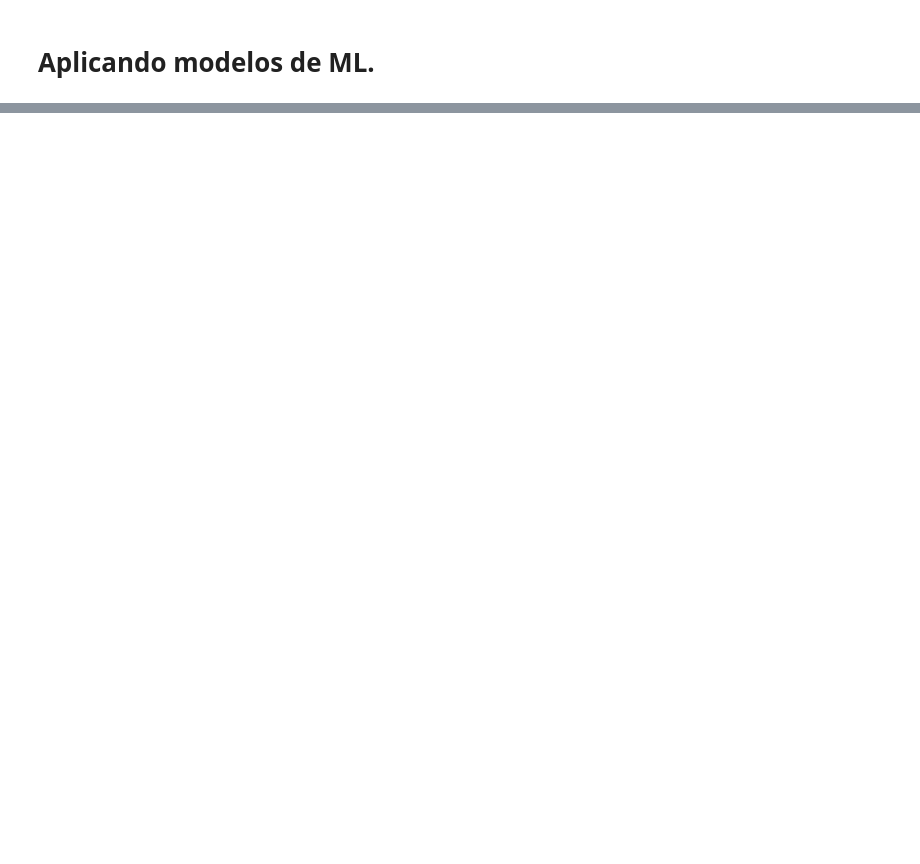
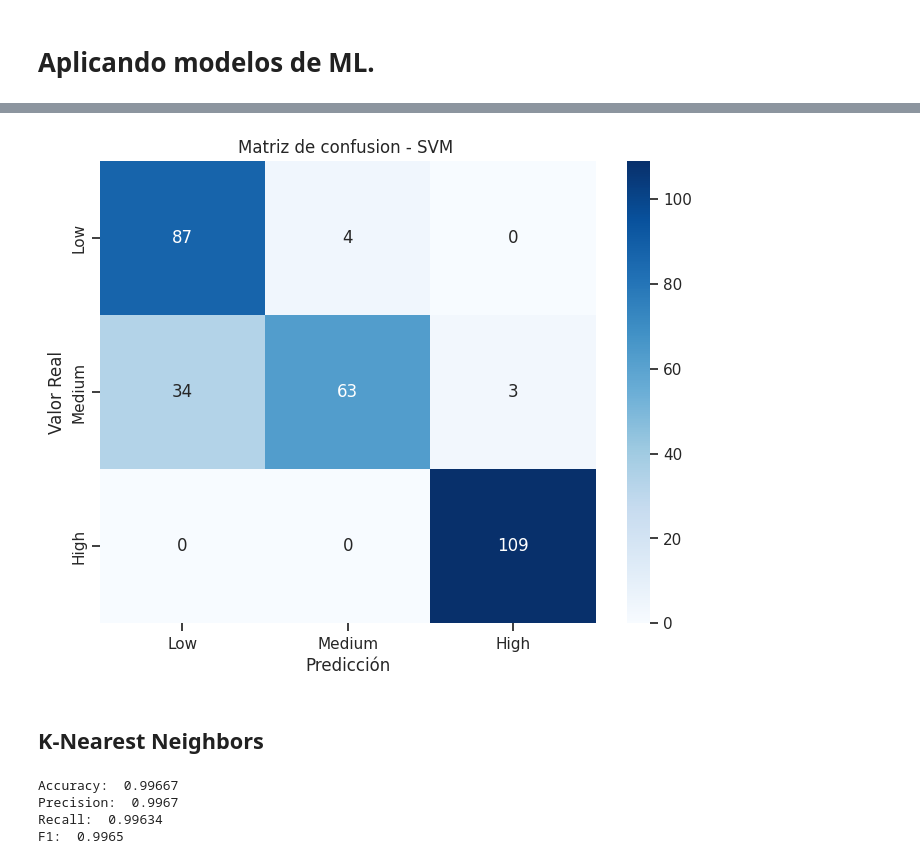
Before and after one commit to RicardxJMG/Data-projects, a Jupyter notebook: Data Science Projects/Cáncer de Pulmon/Lung_Cancer_Prediction.ipynb, the cells around one changed output, grey strips where cells are left out. Saved outputs shown, nothing was run; the diff lists cells and outputs as text; code cells hidden in the pictures; blank space fills up the shorter version.

```diff
--- a/Data Science Projects/Cáncer de Pulmon/Lung_Cancer_Prediction.ipynb
+++ b/Data Science Projects/Cáncer de Pulmon/Lung_Cancer_Prediction.ipynb
@@ -262,0 +371,6 @@ Accuracy:  0.7533333333333333
+# %%
+from sklearn.svm import SVC
+
+svc = SVC(kernel = 'rbf', random_state = 42)
+svc.fit(X_train, y_train)
+svc_pred = svc.predict(X_test)
@@ -262,0 +384,6 @@ Accuracy:  0.7533333333333333
+# %%
+plot_confusion_matrix(y_test, svc_pred, 'SVM')
+# %% [output]
+[figure, added]
+# %% [markdown]
+## K-Nearest Neighbors
@@ -262,0 +396,7 @@ Accuracy:  0.7533333333333333
+# %%
+print_metrics(y_test, knn_pred)
+# %% [output]
+Accuracy:  0.99667
+Precision:  0.9967
+Recall:  0.99634
+F1:  0.9965
```
Also changed, not shown: parts of 26 cells of this notebook.
